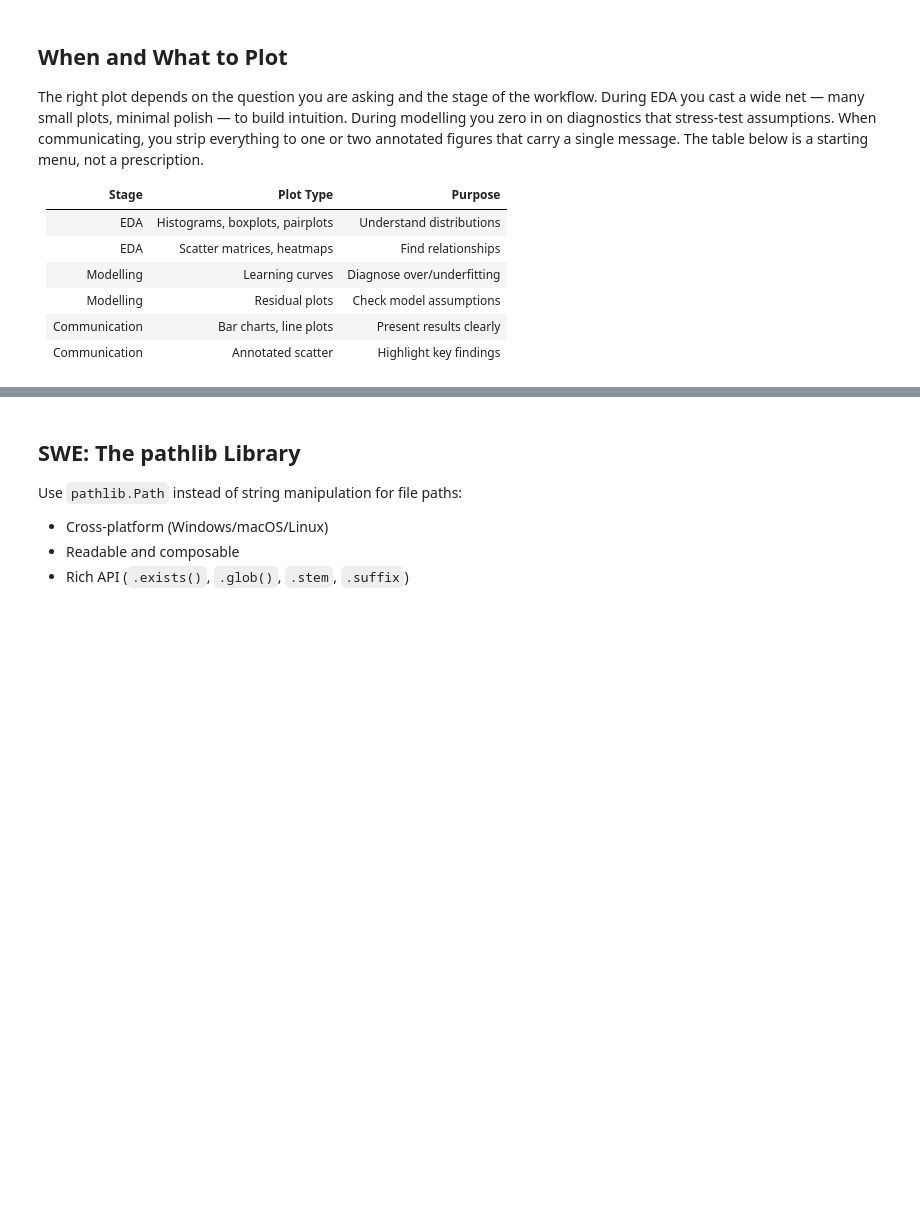
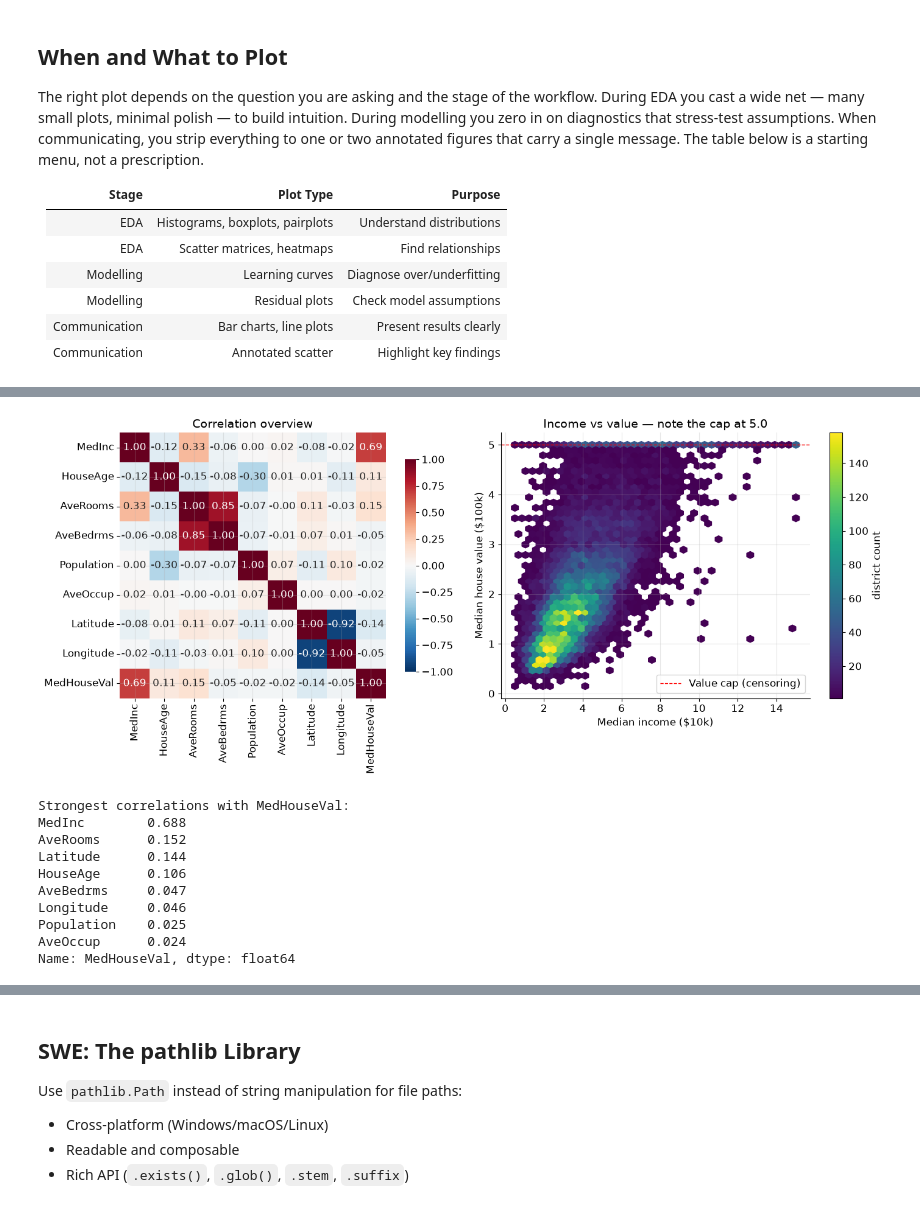
Before and after one commit to cambridge-FDS/fun_ds, a Jupyter notebook: docs/lectures/lecture_4.ipynb, the cells around one changed output, grey strips where cells are left out. Cells and saved outputs as stored; diff of their text form; code cells hidden in the pictures; blank space fills up the shorter version.

```diff
--- a/docs/lectures/lecture_4.ipynb
+++ b/docs/lectures/lecture_4.ipynb
@@ -289,0 +524,47 @@ The right plot depends on the question you are asking and the stage of the workf
+# %%
+fig, (ax_corr, ax_scatter) = plt.subplots(1, 2, figsize=(15, 6))
+
+# Overview: correlation heatmap (diverging map centred at 0 for signed data).
+corr = df.corr(numeric_only=True)
+sns.heatmap(
+    corr,
+    annot=True,
+    fmt=".2f",
+    cmap="RdBu_r",
+    vmin=-1,
+    vmax=1,
+    square=True,
+    ax=ax_corr,
+    cbar_kws={"shrink": 0.8},
+)
+ax_corr.set_title("Correlation overview")
+
+# Follow the strongest correlation with the target (MedInc) with a hexbin,
+# because 20k points would overplot as a solid blob in a scatter.
+hb = ax_scatter.hexbin(
+    df["MedInc"], df["MedHouseVal"], gridsize=40, cmap="viridis", mincnt=1
+)
+ax_scatter.set_xlabel("Median income ($10k)")
+ax_scatter.set_ylabel("Median house value ($100k)")
+ax_scatter.set_title("Income vs value — note the cap at 5.0")
+ax_scatter.axhline(5.0, color="red", ls="--", lw=1, label="Value cap (censoring)")
+ax_scatter.legend()
+fig.colorbar(hb, ax=ax_scatter, label="district count")
+plt.tight_layout()
+plt.show()
+
+top_corr = corr["MedHouseVal"].drop("MedHouseVal").abs().sort_values(ascending=False)
+print("Strongest correlations with MedHouseVal:")
+print(top_corr.round(3))
+# %% [output]
+[figure, added]
+Strongest correlations with MedHouseVal:
+MedInc        0.688
+AveRooms      0.152
+Latitude      0.144
+HouseAge      0.106
+AveBedrms     0.047
+Longitude     0.046
+Population    0.025
+AveOccup      0.024
+Name: MedHouseVal, dtype: float64
```
Also changed, not shown: parts of 20 cells of this notebook, 13 other files.
